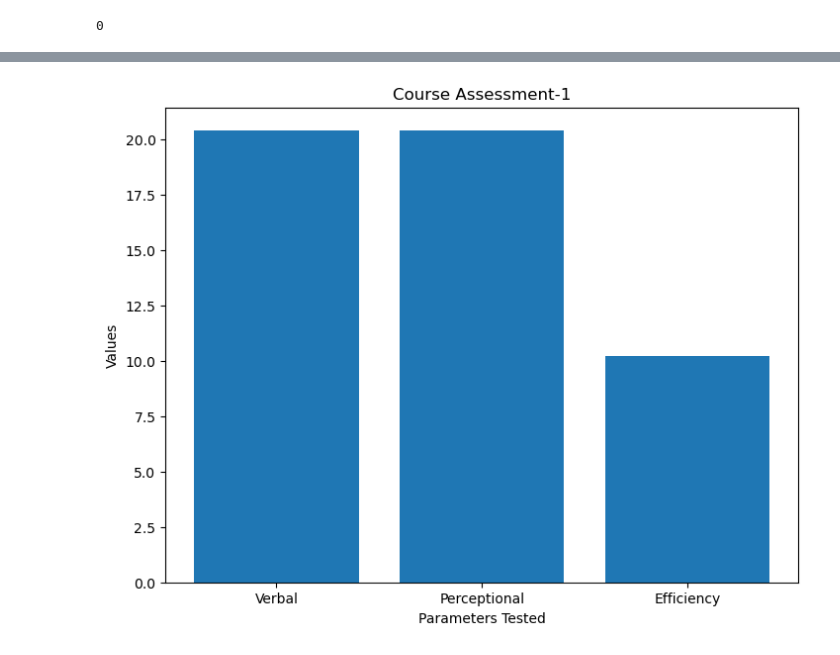
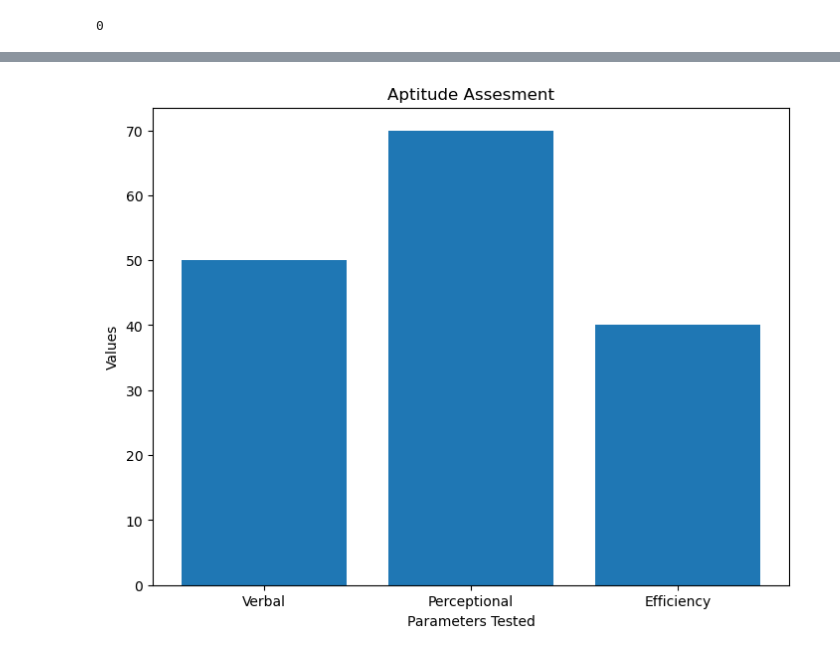
Before and after one commit to Prankisster/Techmapp_01042023_Hive, a Jupyter notebook: Code.ipynb, the cells around one changed output, grey strips where cells are left out. Saved outputs shown, nothing was run; the diff lists cells and outputs as text; code cells hidden in the pictures.

```diff
--- a/Code.ipynb
+++ b/Code.ipynb
@@ -163,26 +141,26 @@ plt.show()
 # %%
 import matplotlib.pyplot as plt
 import numpy as np
 
 # Generate some data for the bar graph
 x = np.array(['Verbal', 'Perceptional', 'Efficiency'])
-y = np.array([df2[result_ass1], df3[result_ass1], df4[result_ass1]])
+y = np.array([val1_df2_ass1, val1_df3_ass1, val1_df4_ass1])
 
 # Create a figure with a larger size
 plt.figure(figsize=(8, 6))
 
 # Create a bar graph
 plt.bar(x, y)
 
 # Adjust the spacing between the bars
 plt.subplots_adjust(left=0.1, bottom=0.1, right=0.9, top=0.9, wspace=0.4, hspace=0.4)
 
 # Add labels and title to the graph
 plt.xlabel('Parameters Tested')
 plt.ylabel('Values')
-plt.title('Course Assessment-1')
+plt.title('Aptitude Assesment')
 
 # Show the graph
 plt.show()
 # %% [output]
-[figure, old version]
+[figure, new version]
```
Also changed, not shown: parts of 14 cells of this notebook.
